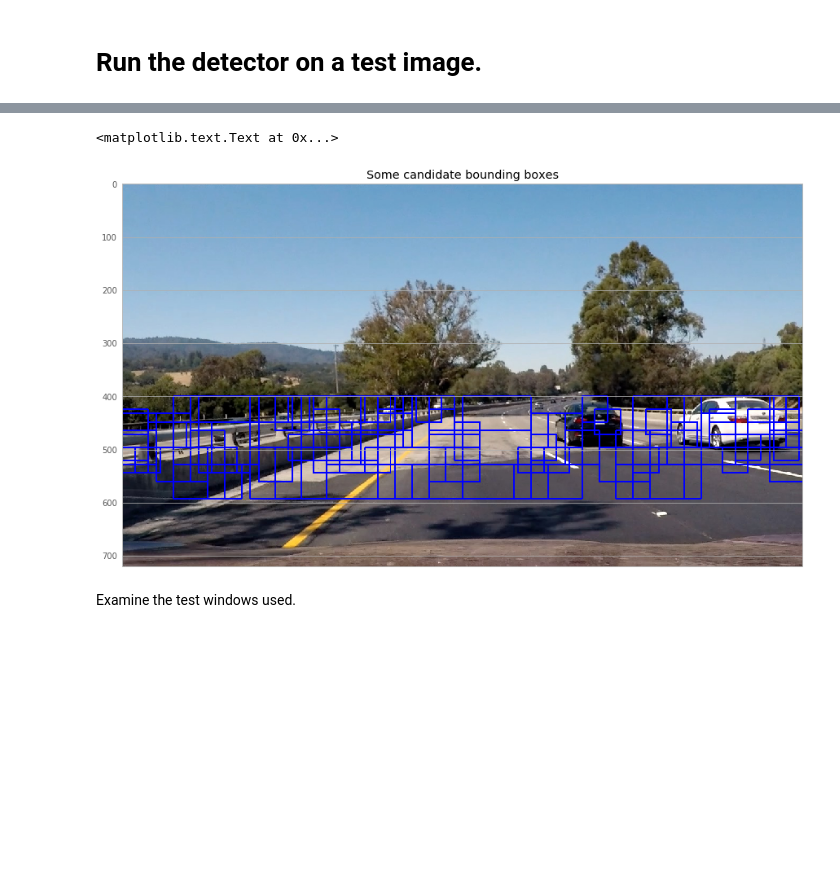
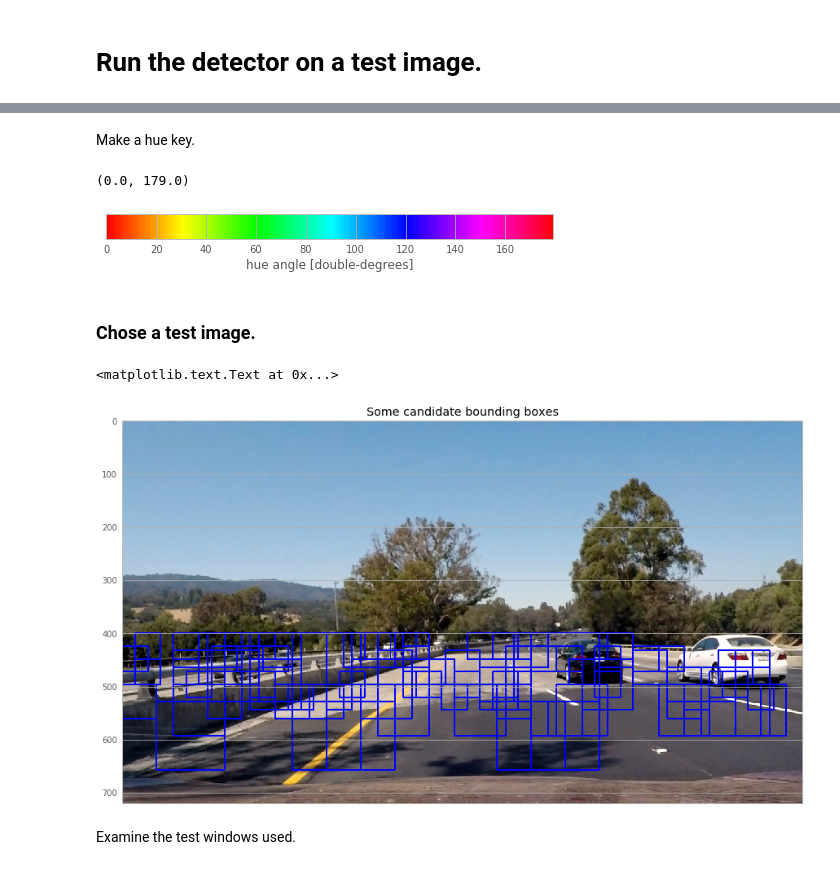
Before and after one commit to tsbertalan/vehicleDetection, a Jupyter notebook: Vehicle Detection - detector object.ipynb, the cells around one changed output, grey strips where cells are left out. Drawn from its saved outputs; the diff is of its cells as text; code cells hidden in the pictures; blank space fills up the shorter version.

```diff
--- a/Vehicle Detection - detector object.ipynb
+++ b/Vehicle Detection - detector object.ipynb
@@ -235,8 +261,6 @@ The classifier rates its accuracy as 0.99910793934
 # Run the detector on a test image.
 # %%
 testImages = [
-    mpimage.imread('test_images/test%d.jpg' % (k+1,))
+    vehicleDetection.data.readImage('test_images/test%d.jpg' % (k+1,))
     for k in range(6)
 ]
-impath = 'test_images/test4.jpg'
-img = testImages[3]
@@ -243,23 +325,50 @@ img = testImages[3]
+# %% [markdown]
+Make a hue key.
+# %%
+xl = axes[0].get_xlim()
+# xl = 0, 512
+print(xl)
+ncol = 256
+nrow = 10
+h = np.linspace(*xl, ncol) * np.ones((nrow, 1))
+s = np.ones_like(h) * 255
+v = np.ones_like(h) * 255
+hsv = np.dstack((h, s, v)).astype('uint8')
+rgb = cv2.cvtColor(hsv, cv2.COLOR_HSV2RGB)
+fig, ax = plt.subplots(figsize=(8, 2))
+ax.imshow(rgb, extent=[xl[0], xl[1], 0, nrow], aspect='equal')
+ax.set_yticks([]);
+ax.set_xlabel('hue angle [double-degrees]')
+fig.savefig('doc/hueAngle.png')
+# %% [output]
+(0.0, 179.0)
+[figure, added]
+# %% [markdown]
+### Chose a test image.
 # %%
+itest = 3
+impath = 'test_images/test%d.jpg' % (itest + 1,)
+img = testImages[itest]
+
 windows = vehicleDetection.search.slide_window(img)
 
 windows = [w for w in detector.generateWindows(img)]
 np.random.shuffle(windows)
 
 nwin = 96
 
 fig, ax = plt.subplots(figsize=(16,9))
 ax.imshow(
     vehicleDetection.drawing.draw_boxes(
         img, windows[:nwin], thick=2,
     )
 )
 ax.set_xticks([]);
 # ax.set_yticks([]);
 ax.set_title('Some candidate bounding boxes')
 # %% [output]
 <matplotlib.text.Text at 0x...>
-[figure, old version]
+[figure, new version]
 # %% [markdown]
 Examine the test windows used.
 # %%
```
Also changed, not shown: parts of 26 cells of this notebook, 8 other files.
